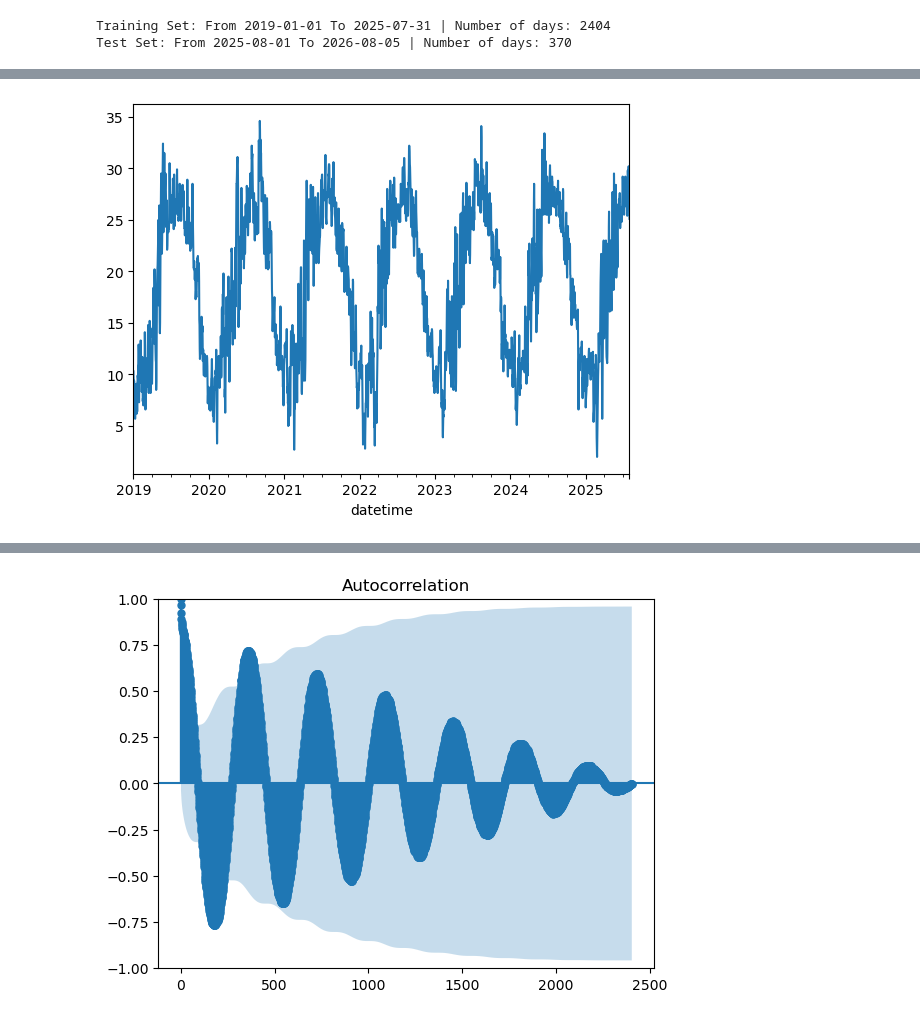
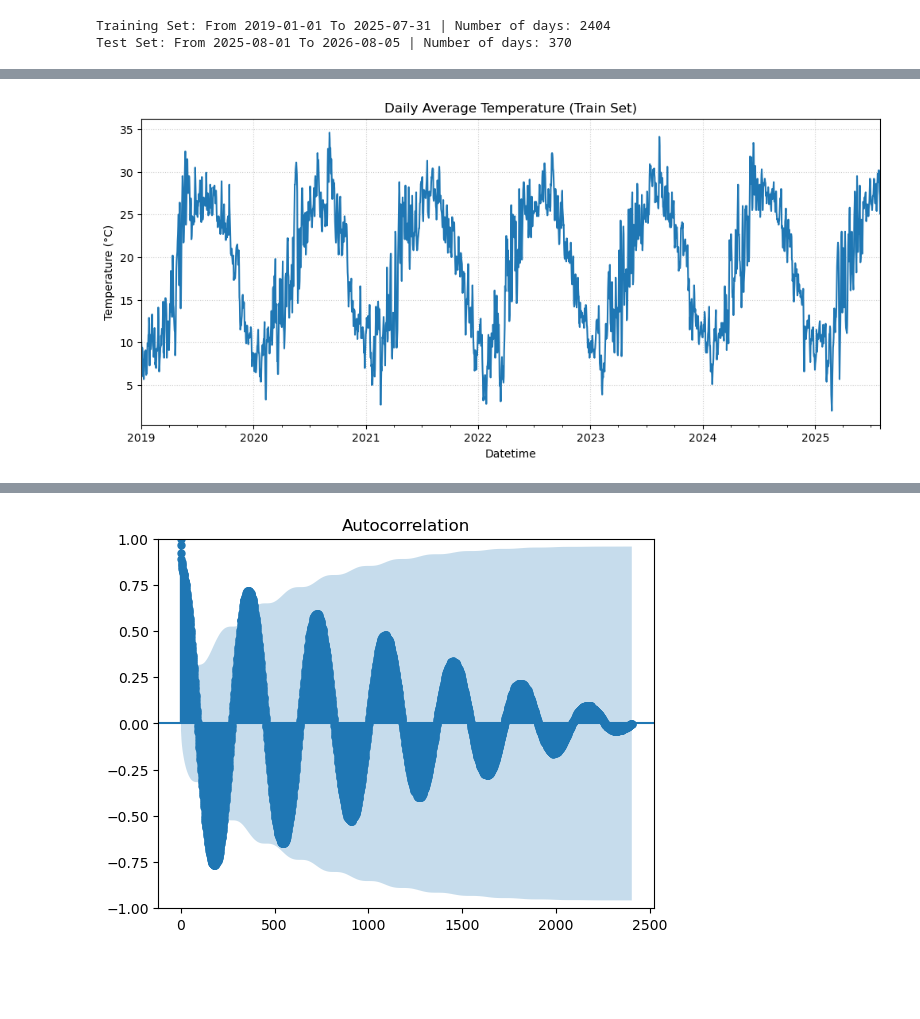
Before and after one commit to ToqaGhozlan/Machine_Learning_Summer_Intern_R5, a Jupyter notebook: Awad Jarrah Task 5/weather_forecast.ipynb, the cells around one changed output, grey strips where cells are left out. Cells and saved outputs as stored; diff of their text form; code cells hidden in the pictures; blank space fills up the shorter version.

```diff
--- a/Awad Jarrah Task 5/weather_forecast.ipynb
+++ b/Awad Jarrah Task 5/weather_forecast.ipynb
@@ -45,5 +135,13 @@ Test Set: From 2025-08-01 To 2026-08-05 | Number of days: 370
 # %%
-train["temp"].plot()
+# Plot the historical target series (daily average temperature) across training period
+train["temp"].plot(figsize=(12, 5), title="Daily Average Temperature (Train Set)")
+
+# Set explicit plot labels
+plt.xlabel("Datetime")
+plt.ylabel("Temperature (°C)")
+plt.grid(True, linestyle=":", alpha=0.6)
+
+# Render the plot
 plt.show()
 # %% [output]
-[figure, old version]
+[figure, new version]
```
Also changed, not shown: parts of 55 cells of this notebook.
